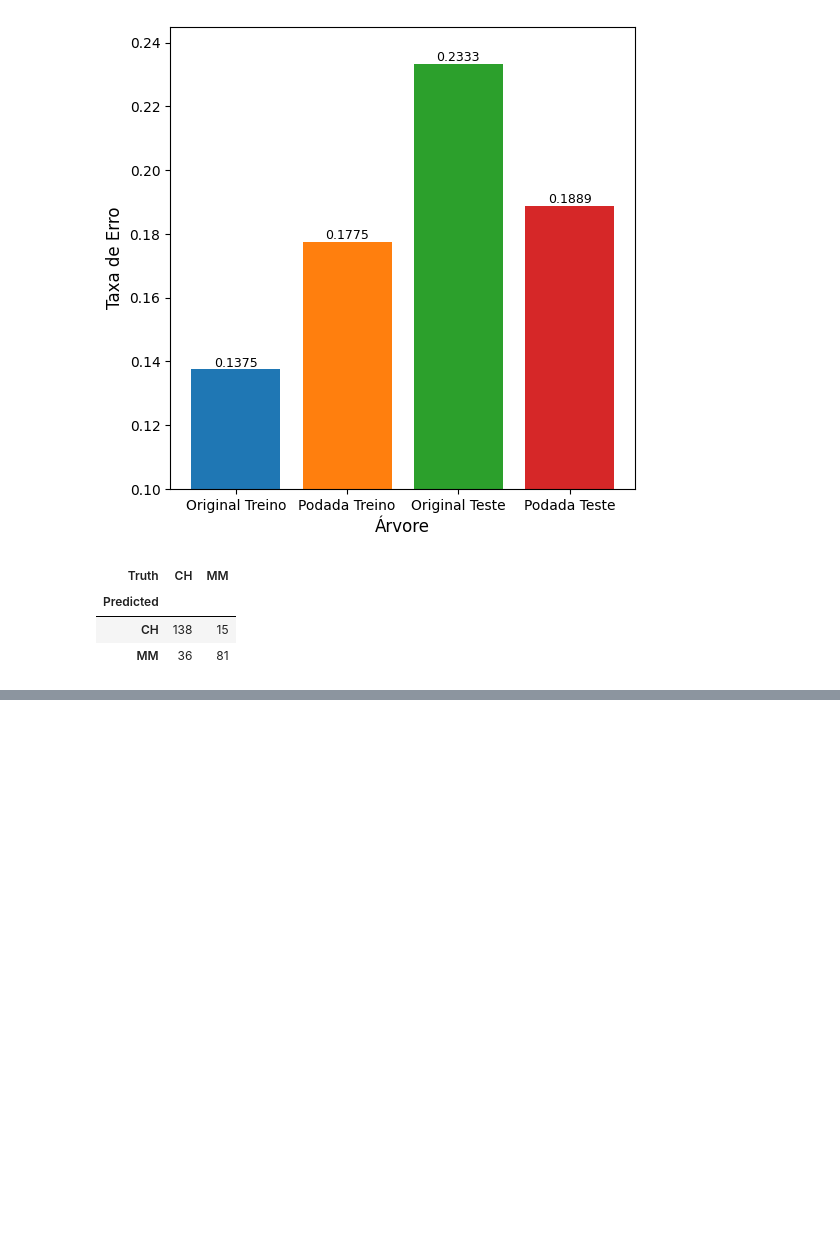
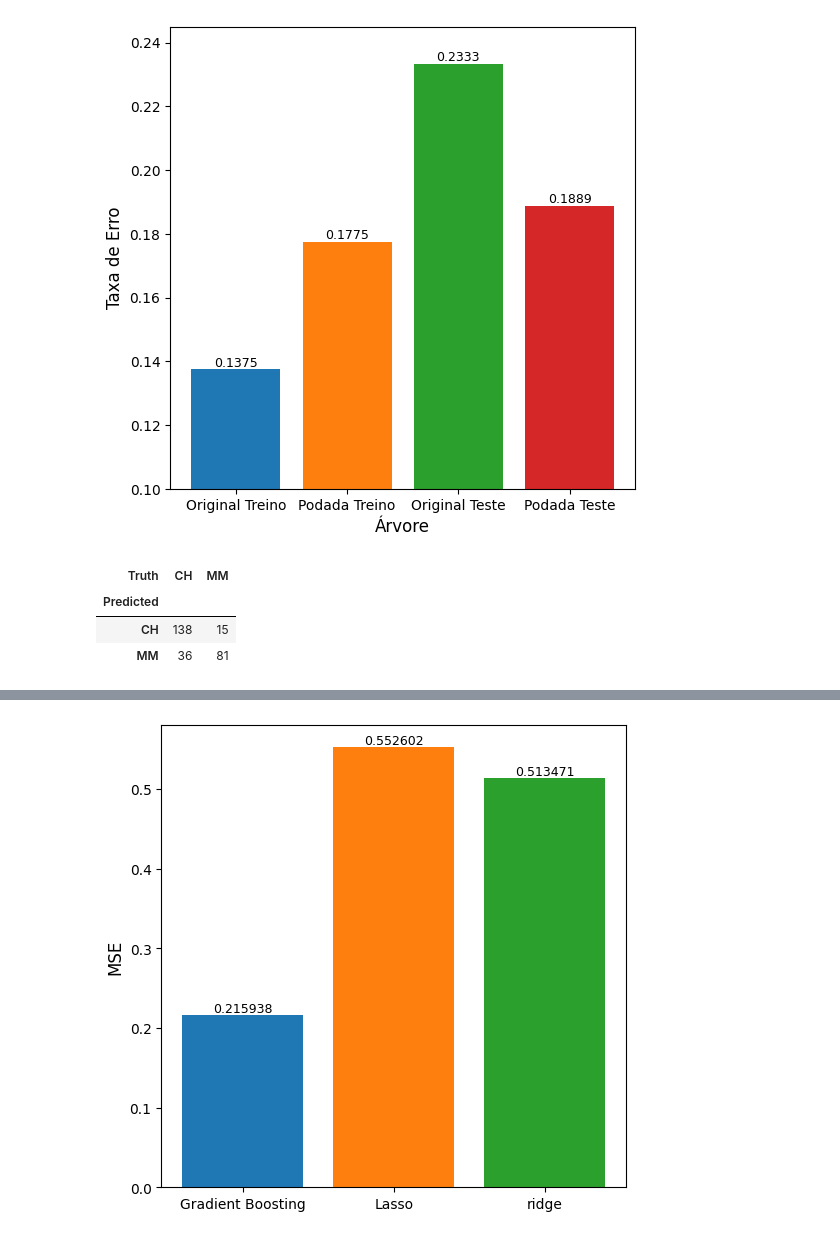
Before and after one commit to oliveira-silva-lucas/ISLP, a Jupyter notebook: Cap_08_Tree_Based_Methods/Exercises/ex_cap_08.ipynb, the cells around one changed output, grey strips where cells are left out. Saved outputs shown, nothing was run; the diff lists cells and outputs as text; code cells hidden in the pictures; blank space fills up the shorter version.

```diff
--- a/Cap_08_Tree_Based_Methods/Exercises/ex_cap_08.ipynb
+++ b/Cap_08_Tree_Based_Methods/Exercises/ex_cap_08.ipynb
@@ -500,0 +564,21 @@ for this approach
+# %%
+from sklearn.linear_model import LassoCV, RidgeCV
+
+lasso = LassoCV(alphas=200, cv=10, max_iter=2000)
+lasso.fit(X_treino_lin, y_treino)
+lasso_mse_teste = np.mean((y_teste - lasso.predict(X_teste_lin))**2)
+
+ridge = RidgeCV(alphas=np.linspace(1e-4, 1e2, 200), cv=10)
+ridge.fit(X_treino_lin, y_treino)
+ridge_mse_teste = np.mean((y_teste - ridge.predict(X_teste_lin))**2)
+# %%
+ax = subplots(figsize=(6,6))[1]
+ax.bar('Gradient Boosting',melhor_mse_teste)
+ax.text('Gradient Boosting',melhor_mse_teste, f'{melhor_mse_teste:4f}', ha='center', va='bottom', fontsize=9)
+ax.bar('Lasso',lasso_mse_teste)
+ax.text('Lasso',lasso_mse_teste, f'{lasso_mse_teste:4f}', ha='center', va='bottom', fontsize=9)
+ax.bar('ridge',ridge_mse_teste)
+ax.text('ridge',ridge_mse_teste, f'{ridge_mse_teste:4f}', ha='center', va='bottom', fontsize=9)
+ax.set_ylabel('MSE', fontsize=12);
+# %% [output]
+[figure, added]
```
Also changed, not shown: parts of 13 cells of this notebook.
